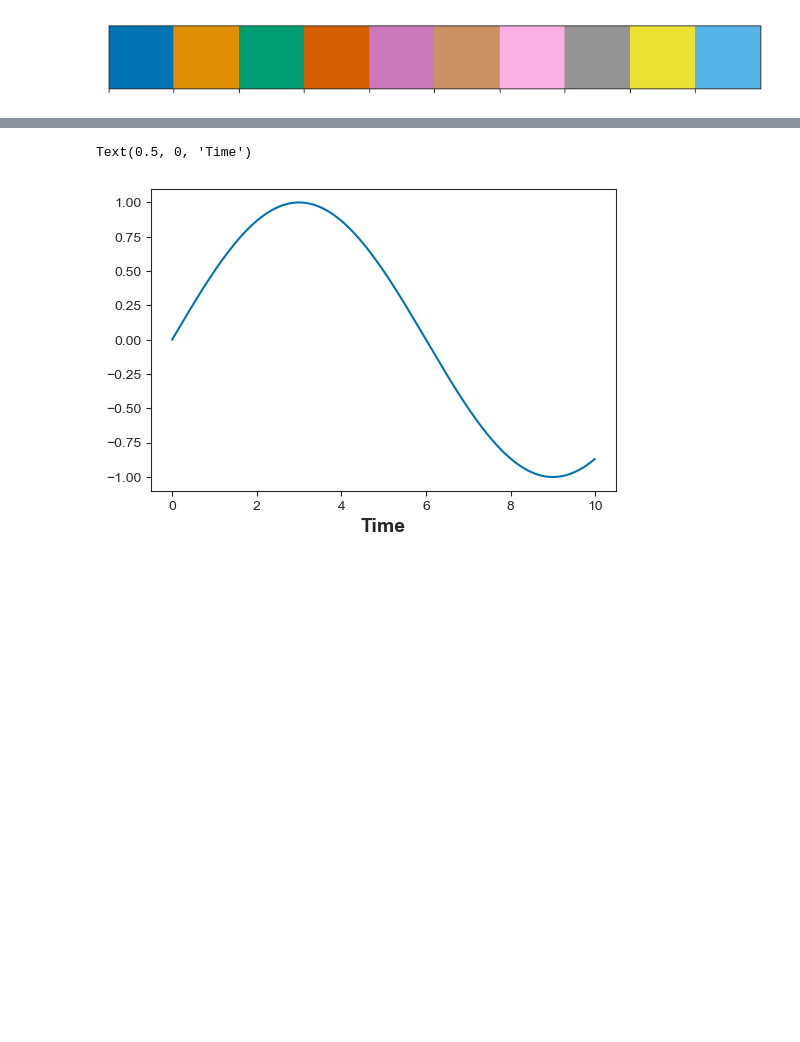
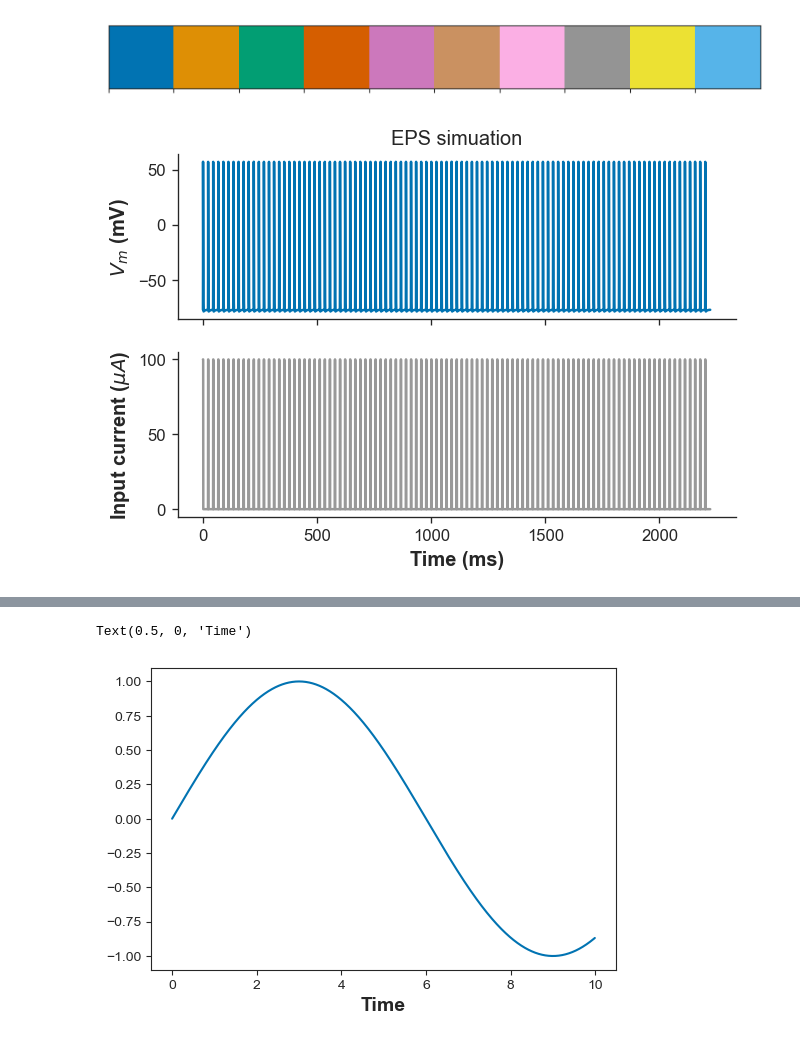
Before and after one commit to vjaltare/skeletal_muscle_yap, a Jupyter notebook: senneff_calcium_handling_08_11.ipynb, the cells around one changed output, grey strips where cells are left out. Cells and saved outputs as stored; diff of their text form; code cells hidden in the pictures; blank space fills up the shorter version.

```diff
--- a/senneff_calcium_handling_08_11.ipynb
+++ b/senneff_calcium_handling_08_11.ipynb
@@ -282,0 +332,13 @@ iArr = [m1.I_pulse(k, i_inj) for k in t]
+# %%
+t_sim = np.arange(0., (n_inputs/f_input)*1e3, 0.001)
+iArr = [m2.y_fun(k) for k in t1]
+fig, ax = plt.subplots(2,1, sharex=True, dpi = 120)
+ax[0].plot(t1, y1[:,0])
+ax[1].plot(t1, iArr, color = "0.6")
+ax[0].set_ylabel("$V_m$ (mV)")
+ax[1].set_ylabel("Input current ($\mu A$)")
+ax[1].set_xlabel("Time (ms)")
+ax[0].set_title("EPS simuation")
+sns.despine()
+# %% [output]
+[figure, added]
```
Also changed, not shown: parts of 23 cells of this notebook.
